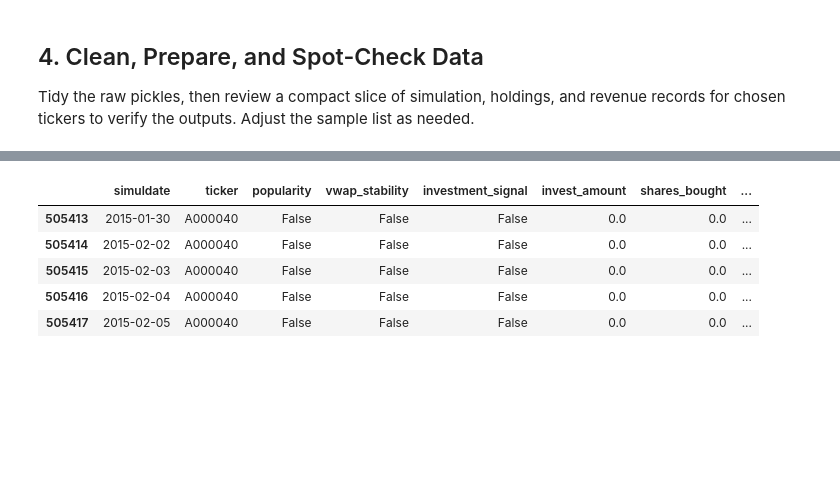
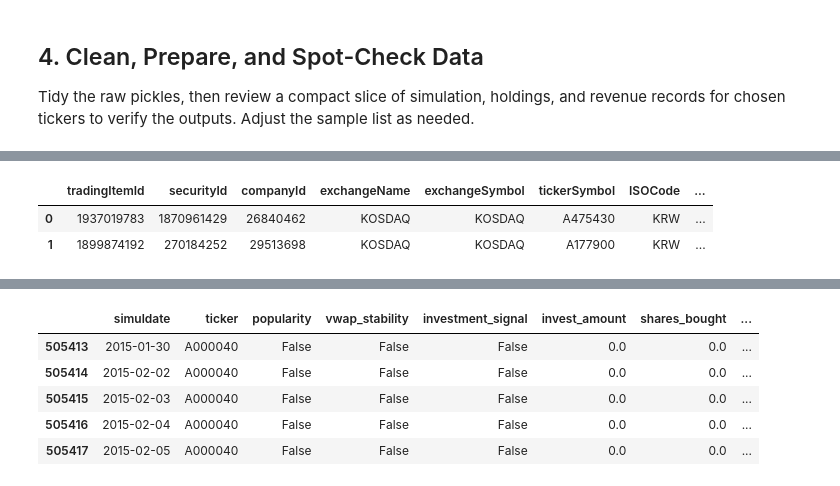
Before and after one commit to byeungchun/perfectdays, a Jupyter notebook: notebook/strategy01_result_analysis.ipynb, the cells around one changed output, grey strips where cells are left out. Saved outputs shown, nothing was run; the diff lists cells and outputs as text; code cells hidden in the pictures; blank space fills up the shorter version.

```diff
--- a/notebook/strategy01_result_analysis.ipynb
+++ b/notebook/strategy01_result_analysis.ipynb
@@ -7,8 +7,10 @@ Configure paths and import the libraries required for analysis and visualisation
 # %%
 from __future__ import annotations
 
+import os
 import json
 import pickle
+
 from dataclasses import dataclass
 from pathlib import Path
 from typing import Any, Iterable
@@ -19,6 +21,13 @@ import seaborn as sns
 from IPython.display import display
 from matplotlib import pyplot as plt
 from scipy import stats
+from dotenv import load_dotenv
+
+load_dotenv(r"C:\Users\by003457\workspace\perfectdays\.env")
+
+CAPIQ_DATA_DIR = os.environ["CAPIQ_DATA_DIR"]
+compinfo_file = os.path.join(CAPIQ_DATA_DIR, "comp_naics_code_common_stock_kr.parquet")
+df_compinfo = pd.read_parquet(compinfo_file)
 
 # Configure display and plotting defaults
 pd.set_option("display.max_rows", 50)
@@ -231,0 +241,6 @@ revenue_df.head()
+# %%
+df_compinfo.head(2)
+# %% [output]
+|  | tradingItemId | securityId | companyId | exchangeName | exchangeSymbol | tickerSymbol | ISOCode | ... |
+| 0 | 1937019783 | 1870961429 | 26840462 | KOSDAQ | KOSDAQ | A475430 | KRW | ... |
+| 1 | 1899874192 | 270184252 | 29513698 | KOSDAQ | KOSDAQ | A177900 | KRW | ... |
```
Also changed, not shown: parts of 9 cells of this notebook, 5 other files.
